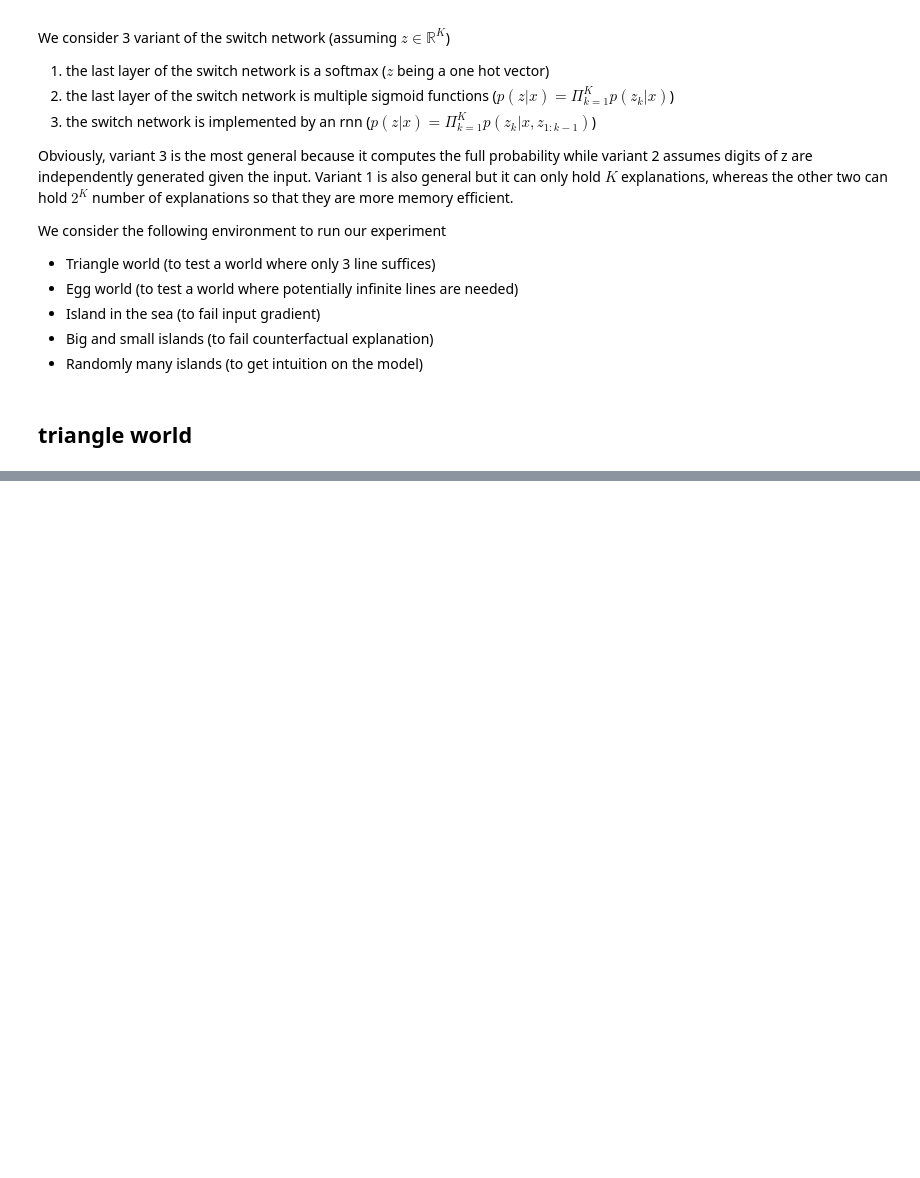
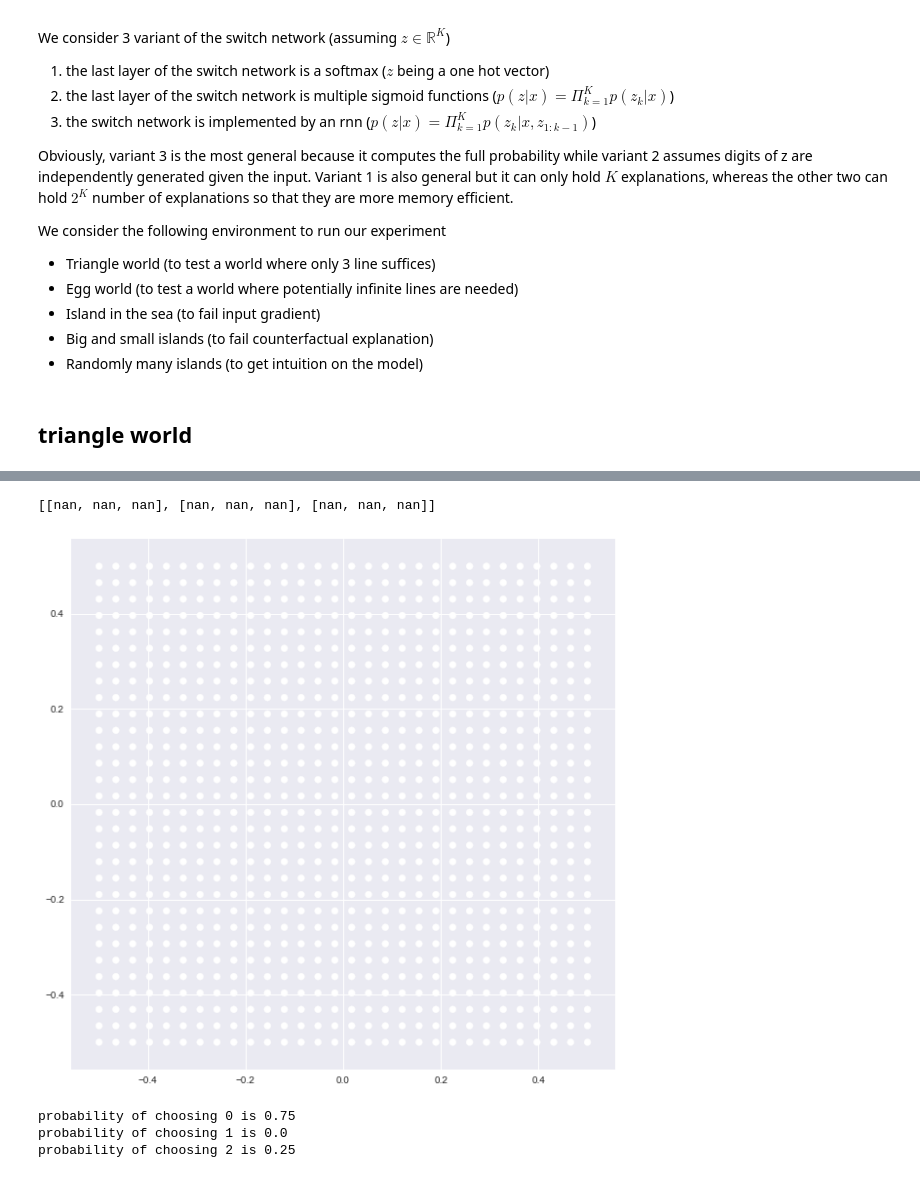
Before and after one commit to nathanwang000/credible_learning, a Jupyter notebook: credibility.ipynb, the cells around one changed output, grey strips where cells are left out. Drawn from its saved outputs; the diff is of its cells as text; code cells hidden in the pictures; blank space fills up the shorter version.

```diff
--- a/credibility.ipynb
+++ b/credibility.ipynb
@@ -95,0 +148,39 @@ plotData(X, y)
+# %%
+from lib.utility import plotDecisionSurface
+plt.figure(figsize=(10,10))
+
+plotDecisionSurface(t.forward, -0.5, 0.5, -0.5, 0.5)
+#plt.xlim([-0.5, 0.5])
+#plt.ylim([-0.5, 0.5])
+
+colors = ['r','g','b','k','purple']
+#lines = [[1,1,-0.25], [-1, 1, -0.25], [0, -1, -0.25]]
+lines = weight.explain()[-3:]
+print(lines)
+for i, (t1, t2, b) in enumerate(lines):
+    # t1 x + t2 y + b = 0
+    # y = - (t1 x + b) / t2
+    def l(x):
+        return - (t1 * x + b) / t2
+
+#     a = np.array([-0.5, l(-0.5)])
+#     b = np.array([0.5, l(0.5)])
+#     print((b-a).dot(np.array([t1,t2])))
+
+    plt.plot([-0.5, 0.5], [l(-0.5), l(0.5)], c=colors[i])
+    #print(t1, t2)
+    plt.plot([0, 0+t1], [l(0), l(0)+t2], c=colors[i])
+    #plt.plot([0, t1], [0, t2], c=colors[i])
+plt.show()
+# %% [output]
+[[nan, nan, nan], [nan, nan, nan], [nan, nan, nan]]
+[figure, added]
+# %%
+output = switch(x).data.numpy()
+choices = output.argmax(1)
+for i in range(3):
+    print('probability of choosing', i, 'is', (choices == i).sum() / len(choices))
+# %% [output]
+probability of choosing 0 is 0.75
+probability of choosing 1 is 0.0
+probability of choosing 2 is 0.25
```
Also changed, not shown: parts of 8 cells of this notebook, 3 other files.
